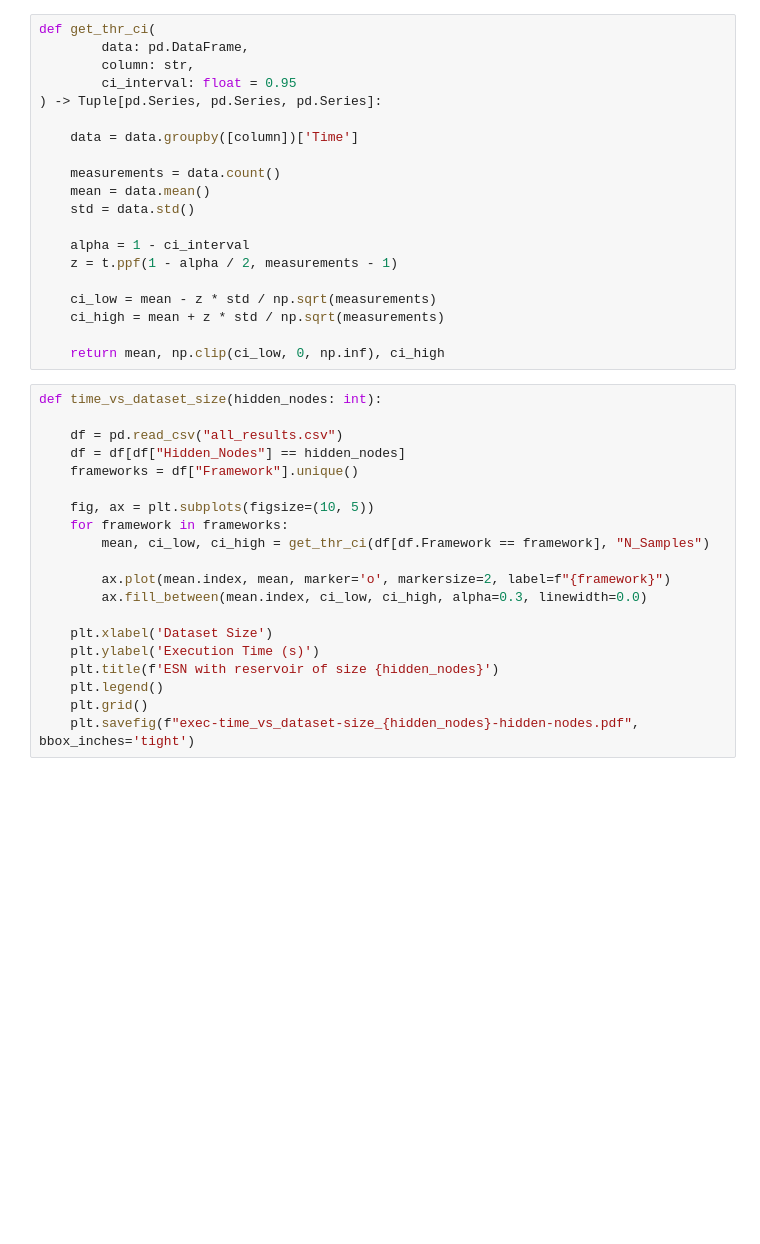
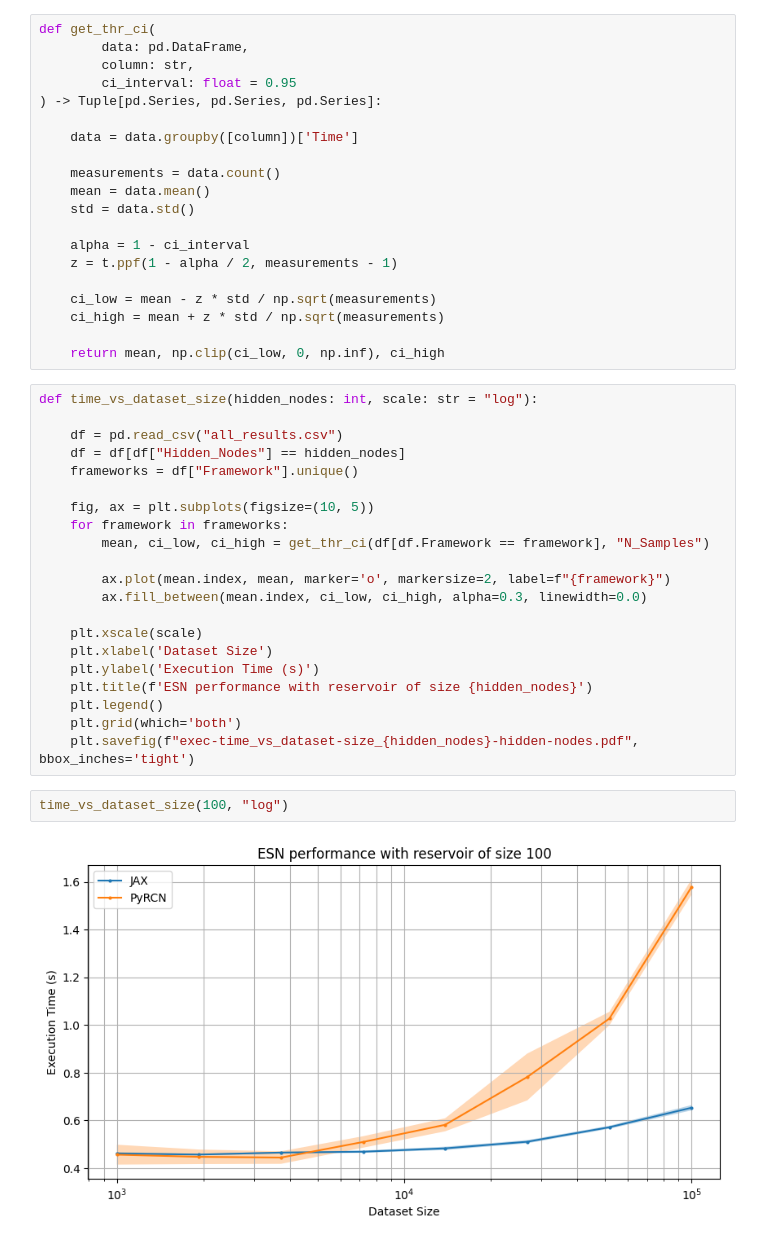
Before and after one commit to Wotaker/JAX-RCN, a Jupyter notebook: output/analyze.ipynb, the cells around one changed output. Saved outputs shown, nothing was run; the diff lists cells and outputs as text; blank space fills up the shorter version.

```diff
--- a/output/analyze.ipynb
+++ b/output/analyze.ipynb
@@ -29,7 +29,7 @@ def get_thr_ci(
 
     return mean, np.clip(ci_low, 0, np.inf), ci_high
 # %%
-def time_vs_dataset_size(hidden_nodes: int):
+def time_vs_dataset_size(hidden_nodes: int, scale: str = "log"):
 
     df = pd.read_csv("all_results.csv")
     df = df[df["Hidden_Nodes"] == hidden_nodes]
@@ -42,9 +42,14 @@ def time_vs_dataset_size(hidden_nodes: int):
         ax.plot(mean.index, mean, marker='o', markersize=2, label=f"{framework}")
         ax.fill_between(mean.index, ci_low, ci_high, alpha=0.3, linewidth=0.0)
 
+    plt.xscale(scale)
     plt.xlabel('Dataset Size')
     plt.ylabel('Execution Time (s)')
-    plt.title(f'ESN with reservoir of size {hidden_nodes}')
+    plt.title(f'ESN performance with reservoir of size {hidden_nodes}')
     plt.legend()
-    plt.grid()
+    plt.grid(which='both')
     plt.savefig(f"exec-time_vs_dataset-size_{hidden_nodes}-hidden-nodes.pdf", bbox_inches='tight')
+# %%
+time_vs_dataset_size(100, "log")
+# %% [output]
+[figure, added]
```
Also changed, not shown: parts of 2 cells of this notebook, 2 other files.
